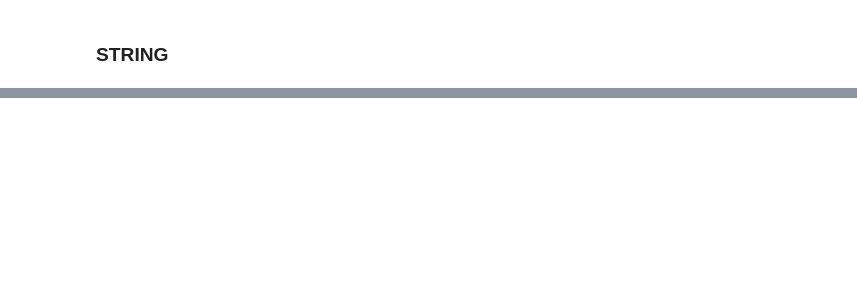
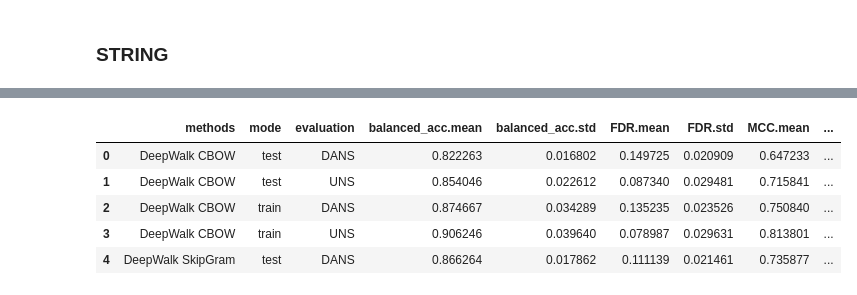
Before and after one commit to monarch-initiative/negativeExampleSelection, a Jupyter notebook: extractingResults.ipynb, the cells around one changed output, grey strips where cells are left out. Saved outputs shown, nothing was run; the diff lists cells and outputs as text; code cells hidden in the pictures; blank space fills up the shorter version.

```diff
--- a/extractingResults.ipynb
+++ b/extractingResults.ipynb
@@ -130,3 +175,11 @@ string_stats.head()
 # %%
+# rename for better legibility
 string_stats.columns = columns
-string_stats.to_csv("string_stats.csv")
+string_stats.head()
+# %% [output]
+|  | methods | mode | evaluation | balanced_acc.mean | balanced_acc.std | FDR.mean | FDR.std | MCC.mean | ... |
+| 0 | DeepWalk CBOW | test | DANS | 0.822263 | 0.016802 | 0.149725 | 0.020909 | 0.647233 | ... |
+| 1 | DeepWalk CBOW | test | UNS | 0.854046 | 0.022612 | 0.087340 | 0.029481 | 0.715841 | ... |
+| 2 | DeepWalk CBOW | train | DANS | 0.874667 | 0.034289 | 0.135235 | 0.023526 | 0.750840 | ... |
+| 3 | DeepWalk CBOW | train | UNS | 0.906246 | 0.039640 | 0.078987 | 0.029631 | 0.813801 | ... |
+| 4 | DeepWalk SkipGram | test | DANS | 0.866264 | 0.017862 | 0.111139 | 0.021461 | 0.735877 | ... |
```
Also changed, not shown: parts of 8 cells of this notebook, 2 other files.
